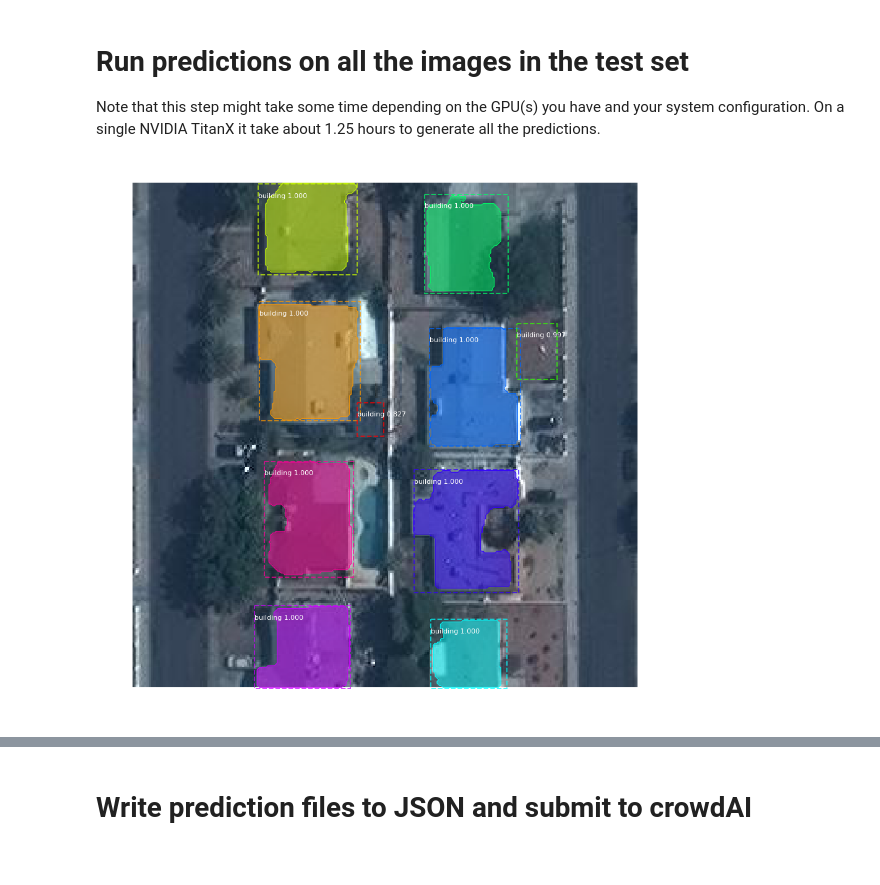
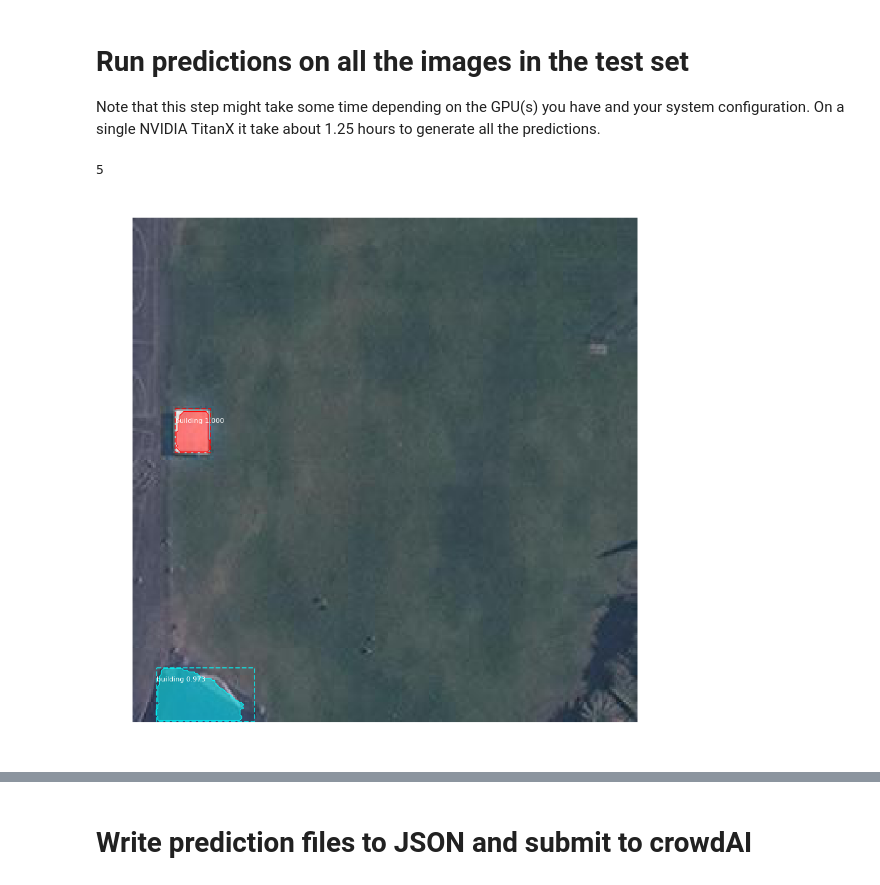
Before and after one commit to nichelle-hall/CS230-Final-Project, a Jupyter notebook: Prediction-and-Submission.ipynb, the cells around one changed output, grey strips where cells are left out. Drawn from its saved outputs; the diff is of its cells as text; code cells hidden in the pictures.

```diff
--- a/Prediction-and-Submission.ipynb
+++ b/Prediction-and-Submission.ipynb
@@ -155,9 +156,9 @@ Note that this step might take some time depending on the GPU(s) you have and yo
 # Gather all JPG files in the test set as small batches
 files_all = glob.glob(os.path.join(IMAGE_DIR, "*.jpg"))
 
-# Testing on 102 randomly chosen test images.
+# Testing on 100 randomly chosen test images.
 random.shuffle(files_all)
-files = files_all[0:101]
+files = files_all[0:18]
 ALL_FILES=[]
 _buffer = []
 for _idx, _file in enumerate(files):
@@ -169,6 +170,10 @@ for _idx, _file in enumerate(files):
 
 if len(_buffer) > 0:
     ALL_FILES.append(_buffer)
+# %%
+len(images)
+# %% [output]
+5
 # %%
 # Iterate over all the batches and predict
 _final_object = []
@@ -193,12 +198,12 @@ for files in tqdm.tqdm(ALL_FILES):
                 _result["bbox"] = [bbox[1], bbox[0], bbox[3] - bbox[1], bbox[2] - bbox[0]]
                 _final_object.append(_result)
 # %%
-pp = predoctions[1]
-file_to_display = files[1]
+pp = predoctions[4]
+file_to_display = files[4]
 image_to_display = skimage.io.imread(os.path.join(IMAGE_DIR, file_to_display))
 visualize.display_instances(image_to_display, pp['rois'], pp['masks'], pp['class_ids'], class_names, pp['scores'])
 # %% [output]
-[figure, old version]
+[figure, new version]
 # %%
 pp = predoctions[2]
 file_to_display = files[2]
```
Also changed, not shown: parts of 6 cells of this notebook, 3 other files.
